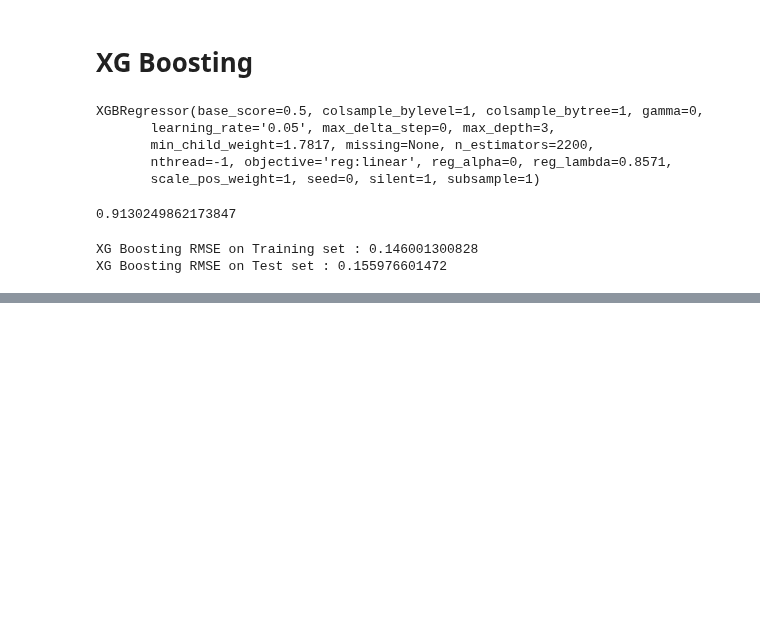
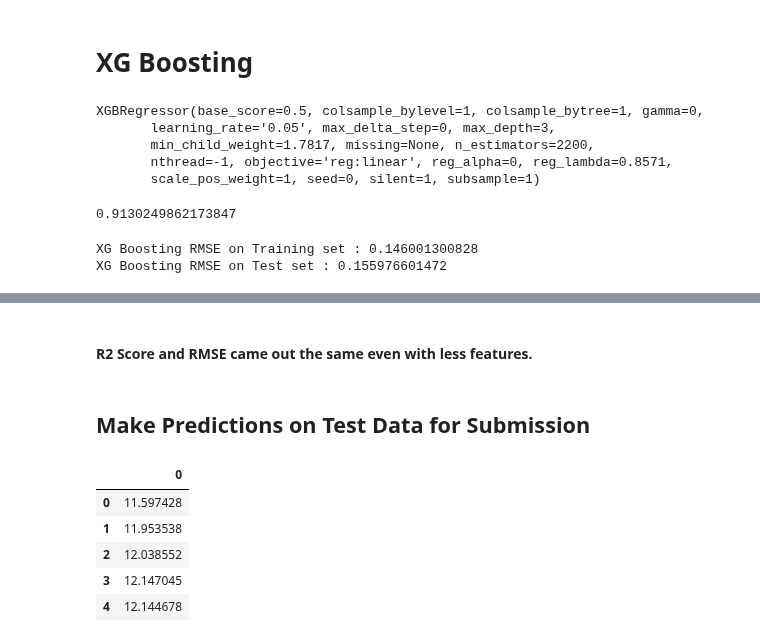
Before and after one commit to Andrew-Carl/House-Prices-Advanced-Regression-Techniques, a Jupyter notebook: Regression Models.ipynb, the cells around one changed output, grey strips where cells are left out. Cells and saved outputs as stored; diff of their text form; code cells hidden in the pictures; blank space fills up the shorter version.

```diff
--- a/Regression Models.ipynb
+++ b/Regression Models.ipynb
@@ -475,0 +566,5 @@ XG Boosting RMSE on Test set : 0.155976601472
+# %%
+e_net = make_pipeline(RobustScaler(),
+                      ElasticNet(alpha=0.0005,
+                                 random_state=3))
+e_net.fit(X_train, y_train)
@@ -475,0 +587,8 @@ XG Boosting RMSE on Test set : 0.155976601472
+# %% [markdown]
+#### R2 Score and RMSE came out the same even with less features.
+# %% [markdown]
+## Make Predictions on Test Data for Submission
+# %%
+X2 = df_test.drop(columns = ['Id']).values
+# %%
+yhat = e_net.predict(X2)
@@ -475,0 +597,9 @@ XG Boosting RMSE on Test set : 0.155976601472
+# %%
+preds.head()
+# %% [output]
+|  | 0 |
+| 0 | 11.597428 |
+| 1 | 11.953538 |
+| 2 | 12.038552 |
+| 3 | 12.147045 |
+| 4 | 12.144678 |
```
Also changed, not shown: parts of 28 cells of this notebook.
